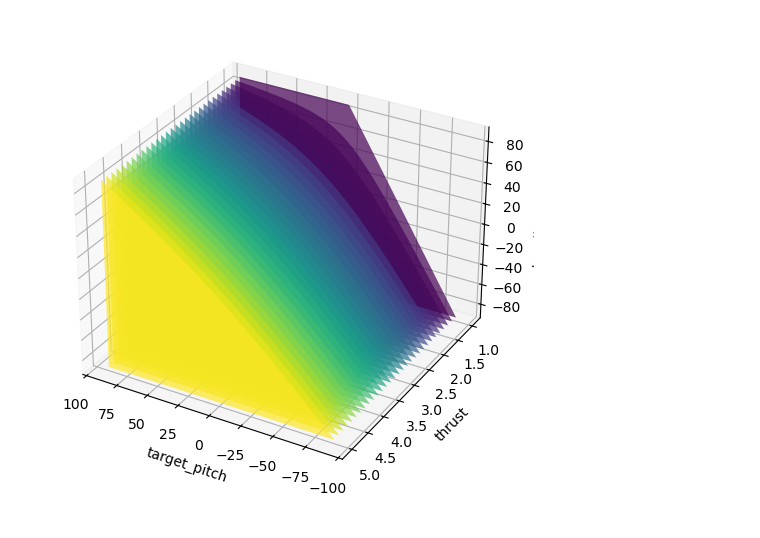
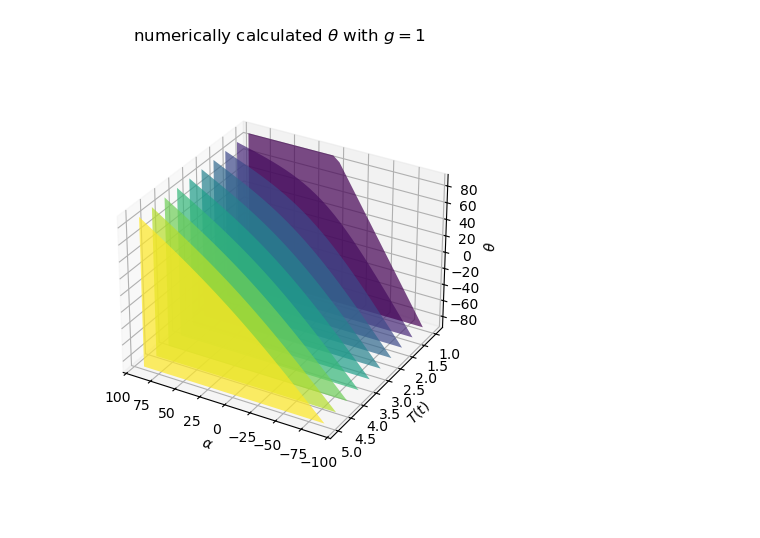
Before and after one commit to christopher-besch/mc_missile_guidance, a Jupyter notebook: notes.ipynb, the cells around one changed output. Saved outputs shown, nothing was run; the diff lists cells and outputs as text; code cells hidden in the pictures.

Commit message:
feat: new diagram in jupyter notebook

```diff
--- a/notes.ipynb
+++ b/notes.ipynb
@@ -13,8 +13,8 @@ def fprime(x, thrust, target_pitch_rad, g):
 # Set the gravity to 1 so that we can easily scale the effective thrust in rust.
 # effective_thrust = thrust/g
 g = 1
-thrusts = np.linspace(1, 5, 30)
-target_pitches_deg = np.linspace(-90, 90, 300)
+thrusts = np.linspace(1, 5, 10)
+target_pitches_deg = np.linspace(-90, 90, 30)
 target_pitches_rad = np.deg2rad(target_pitches_deg)
 thrusts_grid, target_pitches_rad_grid = np.meshgrid(thrusts, target_pitches_rad)
 target_pitches_deg_grid = np.rad2deg(target_pitches_rad_grid)
@@ -24,26 +24,29 @@ heading_pitches_deg = np.rad2deg(heading_pitches_rad)
 # %%
 fig = plt.figure(figsize=(6,6))
 ax1 = fig.add_subplot(1, 1, 1, projection="3d")
 
 facecolors = plt.colormaps['viridis_r'](np.linspace(1, 0, len(thrusts)))
 
 for i, thrust in enumerate(thrusts):
     ax1.fill_between(target_pitches_deg, thrust, heading_pitches_deg.T[i],
                      target_pitches_deg, thrust, -90,
                      facecolors=facecolors[i], alpha=.7)
     # ax1.fill_between(thrusts, target_pitch, heading_pitches_deg[i],
     #                  thrusts, target_pitch, -90,
     #                  facecolors=facecolors[i], alpha=.7)
 
 ax1.set(
-    xlabel=r"target_pitch",
-    ylabel=r"thrust",
-    zlabel=r"heading_pitch",
+    xlabel=r"$\alpha$",
+    ylabel=r"$T(t)$",
+    zlabel=r"$\theta$",
 )
 ax1.invert_xaxis()
 ax1.invert_yaxis()
+
+ax1.set_title(r"numerically calculated $\theta$ with $g=1$")
+ax1.set_box_aspect(aspect=None, zoom=0.8)
 # %% [output]
-[figure, old version]
+[figure, new version]
 # %%
 def list_to_rust_str(l):
     list_with_commas = ", ".join([str(float(x)) for x in l])
```
Also changed, not shown: parts of 2 cells of this notebook.
